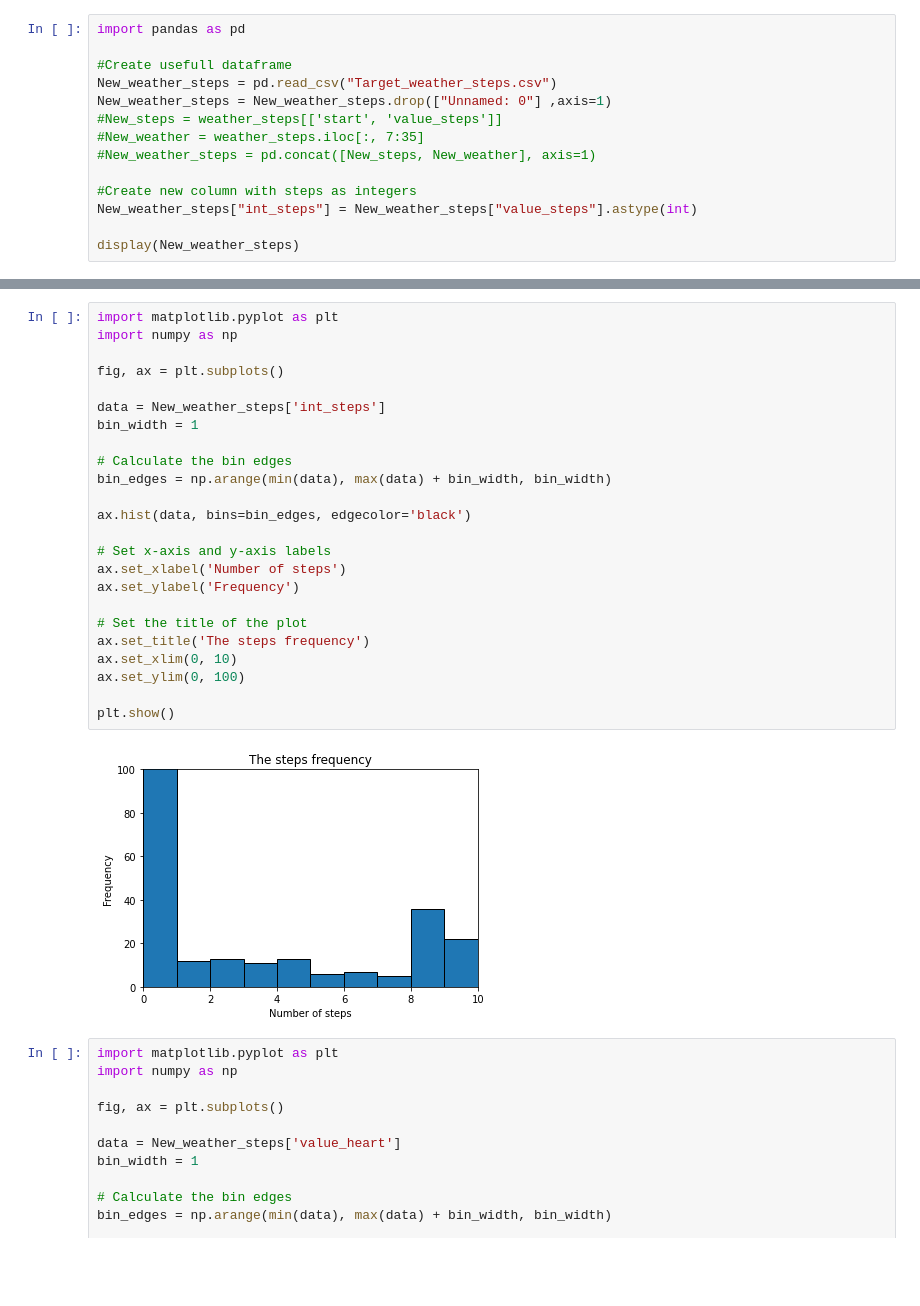
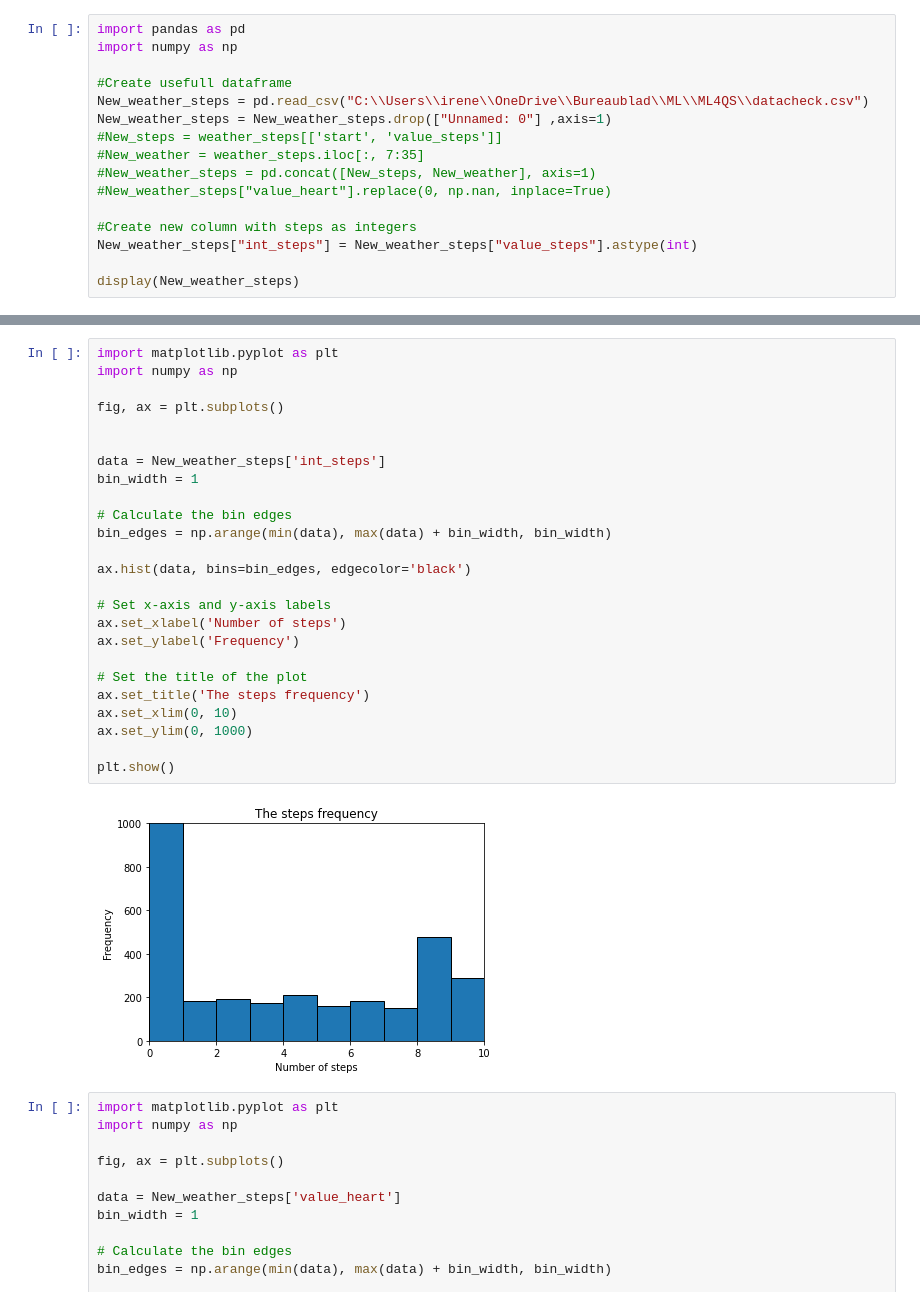
Before and after one commit to YariJulianAnrango/ML4QS, a Jupyter notebook: EDA/EDA.ipynb, the cells around one changed output, grey strips where cells are left out. Saved outputs shown, nothing was run; the diff lists cells and outputs as text; blank space fills up the shorter version.

```diff
--- a/EDA/EDA.ipynb
+++ b/EDA/EDA.ipynb
@@ -1,12 +1,14 @@
 # %%
 import pandas as pd
+import numpy as np
 
 #Create usefull dataframe
-New_weather_steps = pd.read_csv("Target_weather_steps.csv")
+New_weather_steps = pd.read_csv("C:\\Users\\irene\\OneDrive\\Bureaublad\\ML\\ML4QS\\datacheck.csv")
 New_weather_steps = New_weather_steps.drop(["Unnamed: 0"] ,axis=1)
 #New_steps = weather_steps[['start', 'value_steps']]
 #New_weather = weather_steps.iloc[:, 7:35]
 #New_weather_steps = pd.concat([New_steps, New_weather], axis=1)
+#New_weather_steps["value_heart"].replace(0, np.nan, inplace=True)
 
 #Create new column with steps as integers
 New_weather_steps["int_steps"] = New_weather_steps["value_steps"].astype(int)
@@ -40,29 +62,30 @@ dtype: int64
 # %%
 import matplotlib.pyplot as plt
 import numpy as np
 
 fig, ax = plt.subplots()
+
 
 data = New_weather_steps['int_steps']
 bin_width = 1
 
 # Calculate the bin edges
 bin_edges = np.arange(min(data), max(data) + bin_width, bin_width)
 
 ax.hist(data, bins=bin_edges, edgecolor='black')
 
 # Set x-axis and y-axis labels
 ax.set_xlabel('Number of steps')
 ax.set_ylabel('Frequency')
 
 # Set the title of the plot
 ax.set_title('The steps frequency')
 ax.set_xlim(0, 10)
-ax.set_ylim(0, 100)
+ax.set_ylim(0, 1000)
 
 plt.show()
 # %% [output]
-[figure, old version]
+[figure, new version]
 # %%
 import matplotlib.pyplot as plt
 import numpy as np
```
Also changed, not shown: parts of 11 cells of this notebook, 12 other files.
